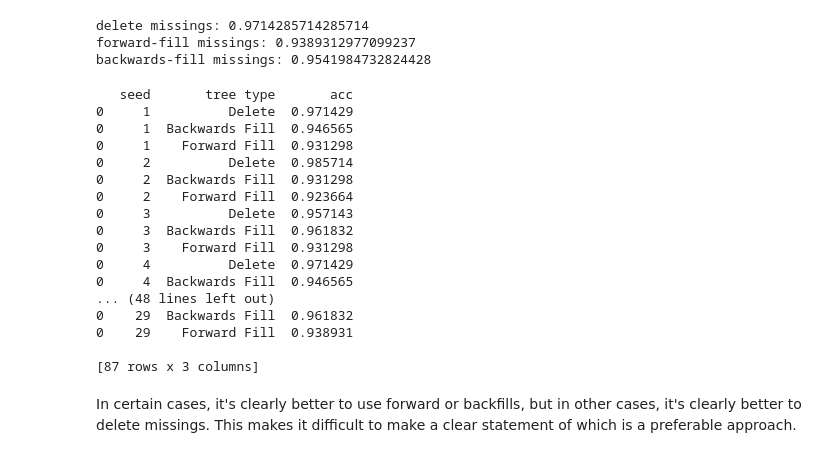
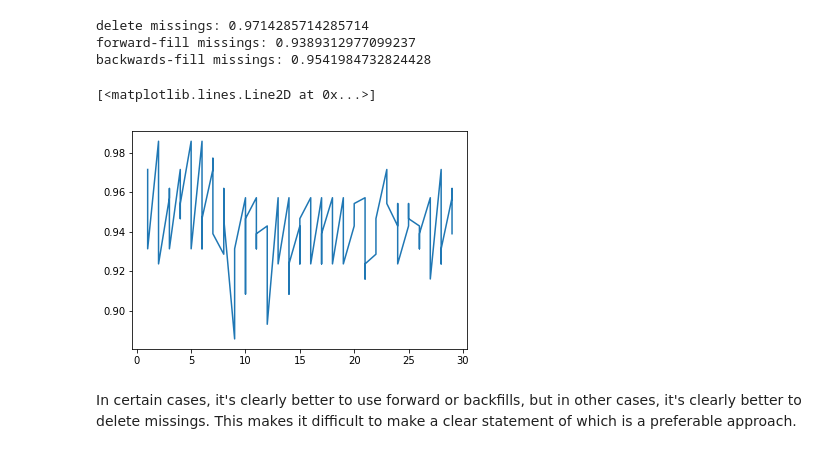
Before and after one commit to keanedawg/CS450_Main, a Jupyter notebook: Decision Trees.ipynb, the cells around one changed output. Cells and saved outputs as stored; diff of their text form; code cells hidden in the pictures.

Commit message:
added stuff to decision trees

```diff
--- a/Decision Trees.ipynb
+++ b/Decision Trees.ipynb
@@ -142,42 +144,30 @@ forward-fill missings: 0.9389312977099237
 backwards-fill missings: 0.9541984732824428
 # %%
 df = pd.DataFrame(columns=['seed', 'tree type', 'acc'])
-
 
 for x in range(1, 30):
   vote_clean, vote_target, vote_columns = pp_vote_delete(votes)
   delete = get_acc(vote_clean, vote_target, x)
   df2 = pd.DataFrame([[x, 'Delete', delete]], columns=['seed', 'tree type', 'acc'])
   df = df.append(df2)
   vote_clean, vote_target, vote_columns = pp_vote_ffill_mode(votes)
   ffill = get_acc(vote_clean, vote_target, x)
   df2 = pd.DataFrame([[x, 'Backwards Fill', ffill]], columns=['seed', 'tree type', 'acc'])
   df = df.append(df2)
   vote_clean, vote_target, vote_columns = pp_vote_bfill_mode(votes)
   bfill = get_acc(vote_clean, vote_target, x)
   df2 = pd.DataFrame([[x, 'Forward Fill', bfill]], columns=['seed', 'tree type', 'acc'])
   df = df.append(df2)
 
 
-print(df)
+
+x = df['seed']
+y = df['acc']
+
+plt.plot(x, y)
 # %% [output]
-   seed       tree type       acc
-0     1          Delete  0.971429
-0     1  Backwards Fill  0.946565
-0     1    Forward Fill  0.931298
-0     2          Delete  0.985714
-0     2  Backwards Fill  0.931298
-0     2    Forward Fill  0.923664
-0     3          Delete  0.957143
-0     3  Backwards Fill  0.961832
-0     3    Forward Fill  0.931298
-0     4          Delete  0.971429
-0     4  Backwards Fill  0.946565
-... (48 lines left out)
-0    29  Backwards Fill  0.961832
-0    29    Forward Fill  0.938931
-
-[87 rows x 3 columns]
+[<matplotlib.lines.Line2D at 0x...>]
+[figure, added]
 # %% [markdown]
 In certain cases, it's clearly better to use forward or backfills, but in other cases, it's clearly better to delete missings. This makes it difficult to make a clear statement of which is a preferable approach.
 # %% [markdown]
```
Also changed, not shown: parts of 1 cell of this notebook.
